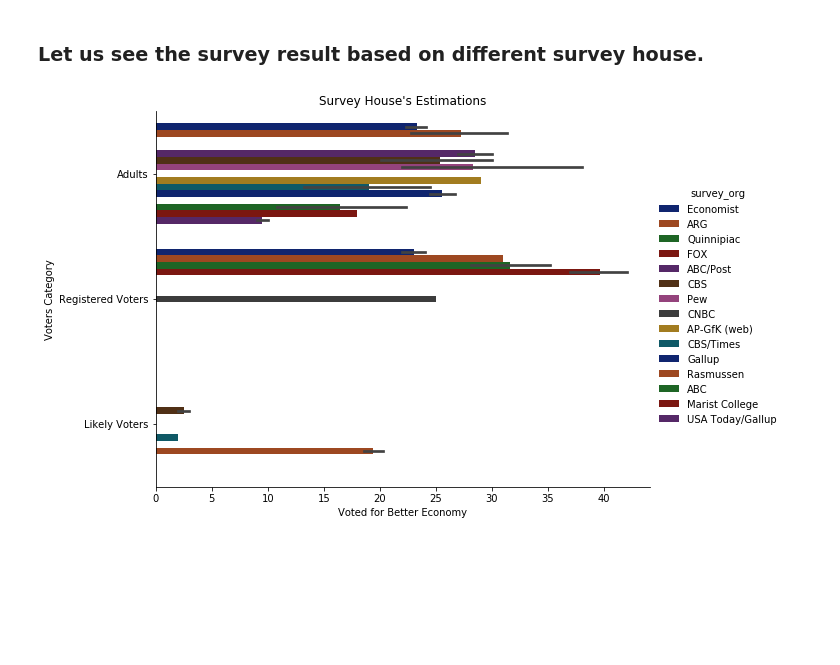
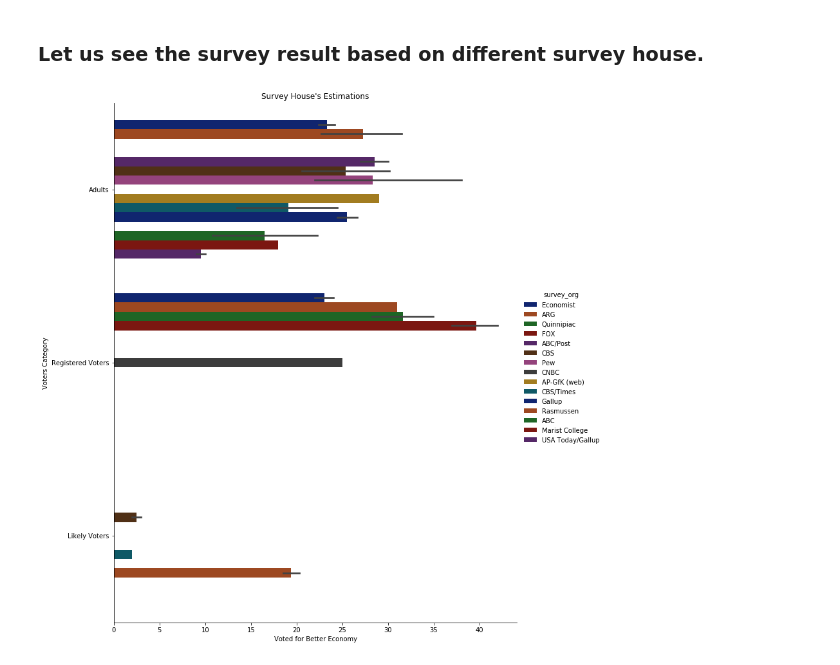
Before and after one commit to mastermindLAB/US-ECONOMY-GETTING-BETTER-OR-WORSE, a Jupyter notebook: US Economy Getting Better or Worse.ipynb, the cells around one changed output. Saved outputs shown, nothing was run; the diff lists cells and outputs as text; code cells hidden in the pictures; blank space fills up the shorter version.

Commit message:
us economy getting better

```diff
--- a/US Economy Getting Better or Worse.ipynb
+++ b/US Economy Getting Better or Worse.ipynb
@@ -73,11 +73,11 @@ us_eco.head()
 # %% [markdown]
 ### Let us see the survey result based on different survey house.
 # %%
-fig=sns.catplot('Getting Better', 'sample_subpopulation',hue='survey_org' ,data= us_eco,height=6, aspect=1.5, palette='dark',kind='bar',legend=True)
+fig=sns.catplot('Getting Better', 'sample_subpopulation',hue='survey_org' ,data= us_eco,height=12, aspect=.9, palette='dark',kind='bar',legend=True)
 
 plt.xlabel("Voted for Better Economy")
 plt.ylabel("Voters Category")
-plt.title("Survey House's Estimations") # You can comment this line out if you don't need title
+plt.title("Survey House's Estimations")
 plt.show(fig)
 # %% [output]
-[figure, old version]
+[figure, new version]
```
Also changed, not shown: parts of 2 cells of this notebook.
